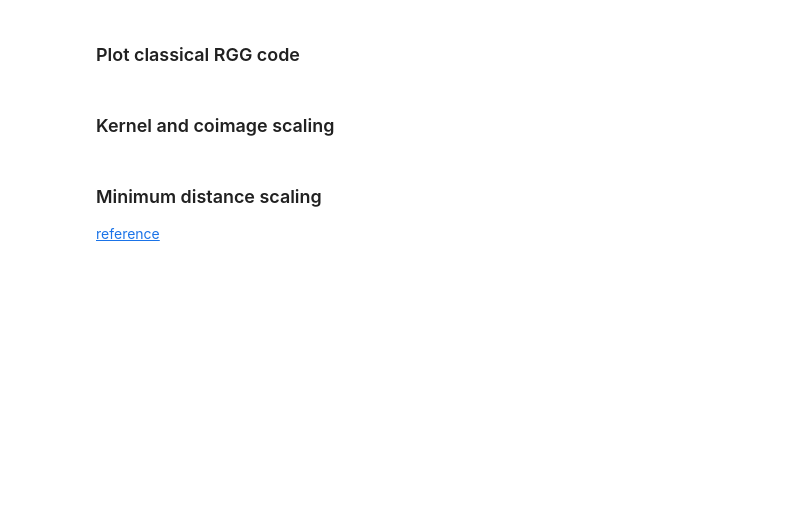
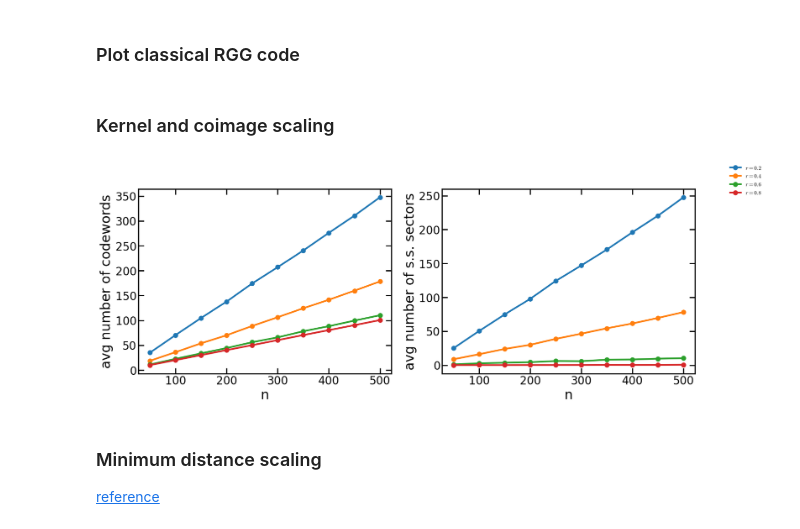
Before and after one commit to Rosetta-Tan/aperiodic-codes, a Jupyter notebook: run/local_ldpc_analysis.ipynb, the cells around one changed output. Cells and saved outputs as stored; diff of their text form; code cells hidden in the pictures; blank space fills up the shorter version.

```diff
--- a/run/local_ldpc_analysis.ipynb
+++ b/run/local_ldpc_analysis.ipynb
@@ -111,6 +103,13 @@ plt.show()
 # %% [markdown]
 ### Kernel and coimage scaling
 # %%
+readdir = '/Users/yitan/Google Drive/My Drive/from_cannon/qmemory_simulation/data/rgg_code'
+sizes = np.array(range(10, 110, 10))
+deg_bit = 4
+deg_check = 5
+ns = deg_check*sizes
+ms = deg_bit*sizes
+seeds = np.array(range(0, 40))
 rs = [0.2, 0.4, 0.6, 0.8]
 dimkers = {}
 dimcoimgs = {}
@@ -133,24 +132,26 @@ for ir, r in enumerate(rs):
         avg_dimcoimgs[f'r{r}'].append(np.mean(dimcoimgs[f'r{r}'][-1]))
 # %%
 fig, ax = plt.subplots(1, 2)
-ax[0].plot(ns, avg_dimkers['r0.2'], 'o-', label='dim ker ($r=0.2$))')
-ax[0].plot(ns, avg_dimkers['r0.4'], 'o-', label='dim ker ($r=0.4$))')
-ax[0].plot(ns, avg_dimkers['r0.6'], 'o-', label='dim ker ($r=0.6$))')
-ax[0].plot(ns, avg_dimkers['r0.8'], 'o-', label='dim ker ($r=0.8$))')
+ax[0].plot(ns, avg_dimkers['r0.2'], 'o-', label='$r=0.2$')
+ax[0].plot(ns, avg_dimkers['r0.4'], 'o-', label='$r=0.4$')
+ax[0].plot(ns, avg_dimkers['r0.6'], 'o-', label='$r=0.6$')
+ax[0].plot(ns, avg_dimkers['r0.8'], 'o-', label='$r=0.8$')
 ax[0].set_xlabel('n')
 ax[0].set_ylabel('avg number of codewords')
 # ax[0].set_title('avg dim ker vs n')
-ax[1].plot(ns, avg_dimcoimgs['r0.2'], 'o-', label='dim coimg ($r=0.2$)')
-ax[1].plot(ns, avg_dimcoimgs['r0.4'], 'o-', label='dim coimg ($r=0.4$)')
-ax[1].plot(ns, avg_dimcoimgs['r0.6'], 'o-', label='dim coimg ($r=0.6$)')
-ax[1].plot(ns, avg_dimcoimgs['r0.8'], 'o-', label='dim coimg ($r=0.8$)')
+ax[1].plot(ns, avg_dimcoimgs['r0.2'], 'o-')
+ax[1].plot(ns, avg_dimcoimgs['r0.4'], 'o-')
+ax[1].plot(ns, avg_dimcoimgs['r0.6'], 'o-')
+ax[1].plot(ns, avg_dimcoimgs['r0.8'], 'o-')
 ax[1].set_xlabel('n')
 ax[1].set_ylabel('avg number of s.s. sectors')
 # ax[1].set_title('avg number of superselection sectors vs n')
-fig.legend()
-fig.set_size_inches(20, 6)
-fig.savefig('../figures/rgg_code_dim_scaling.pdf')
+fig.legend(loc='upper right', bbox_to_anchor=(1, 1), ncol=1)
+fig.set_size_inches(18, 6)
+fig.savefig('../figures/local_ldpc_code_dim_scaling.pdf')
 plt.show()
+# %% [output]
+[figure, added]
 # %% [markdown]
 ### Minimum distance scaling
 [reference](https://digital.library.unt.edu/ark:/67531/metadc743246/m2/1/high_res_d/794005.pdf)
```
Also changed, not shown: parts of 24 cells of this notebook, 20 other files.
